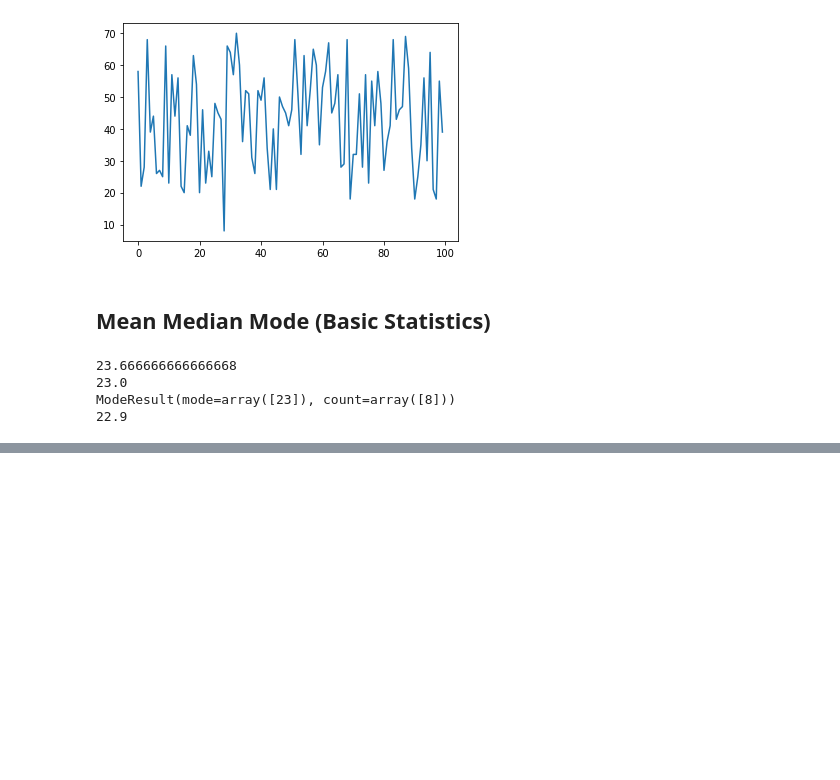
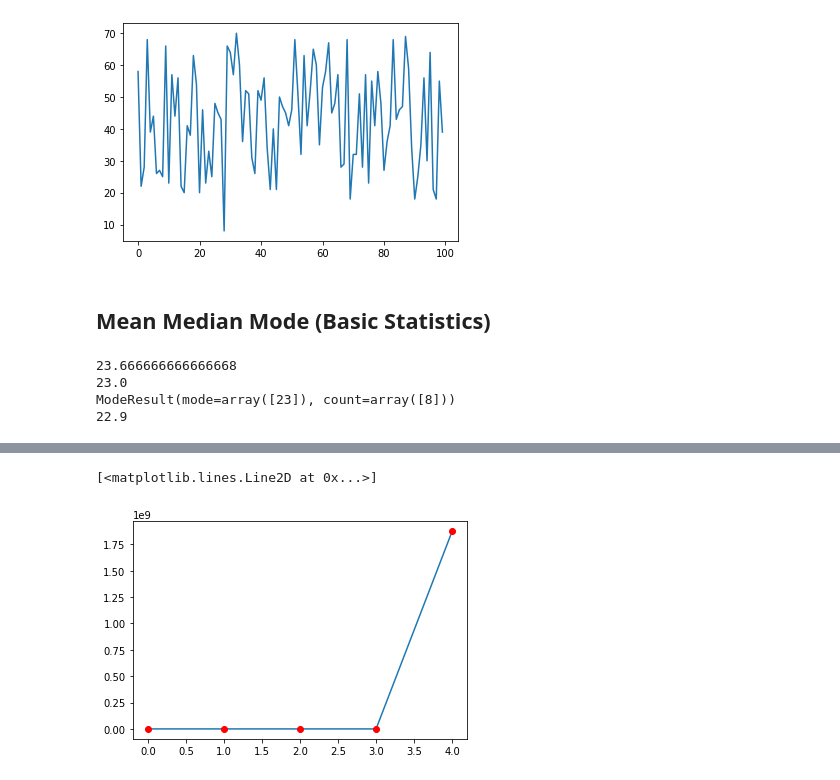
Before and after one commit to prd-dahal/Statistics, a Jupyter notebook: PL02 Brandon Foltz/Descriptive Statistics I.ipynb, the cells around one changed output, grey strips where cells are left out. Cells and saved outputs as stored; diff of their text form; code cells hidden in the pictures; blank space fills up the shorter version.

```diff
--- a/PL02 Brandon Foltz/Descriptive Statistics I.ipynb
+++ b/PL02 Brandon Foltz/Descriptive Statistics I.ipynb
@@ -130,0 +209,9 @@ ModeResult(mode=array([23]), count=array([8]))
+# %%
+import math
+data_value = np.array(data_value)
+data = []
+for i in data_value:
+    if(math.isnan(i)):
+        pass
+    else:
+        data.append(i)
@@ -130,0 +223,14 @@ ModeResult(mode=array([23]), count=array([8]))
+# %%
+q1 = (np.percentile(data,25))
+# %%
+q2 = (np.percentile(data,50))
+# %%
+q3 = np.percentile(data,75)
+maximum = np.max(data)
+minimum = np.min(data)
+
+plt.plot([minimum, q1,q2,q3,maximum])
+plt.plot([minimum, q1,q2,q3,maximum],'ro')
+# %% [output]
+[<matplotlib.lines.Line2D at 0x...>]
+[figure, added]
```
Also changed, not shown: parts of 12 cells of this notebook, 1 other file.
